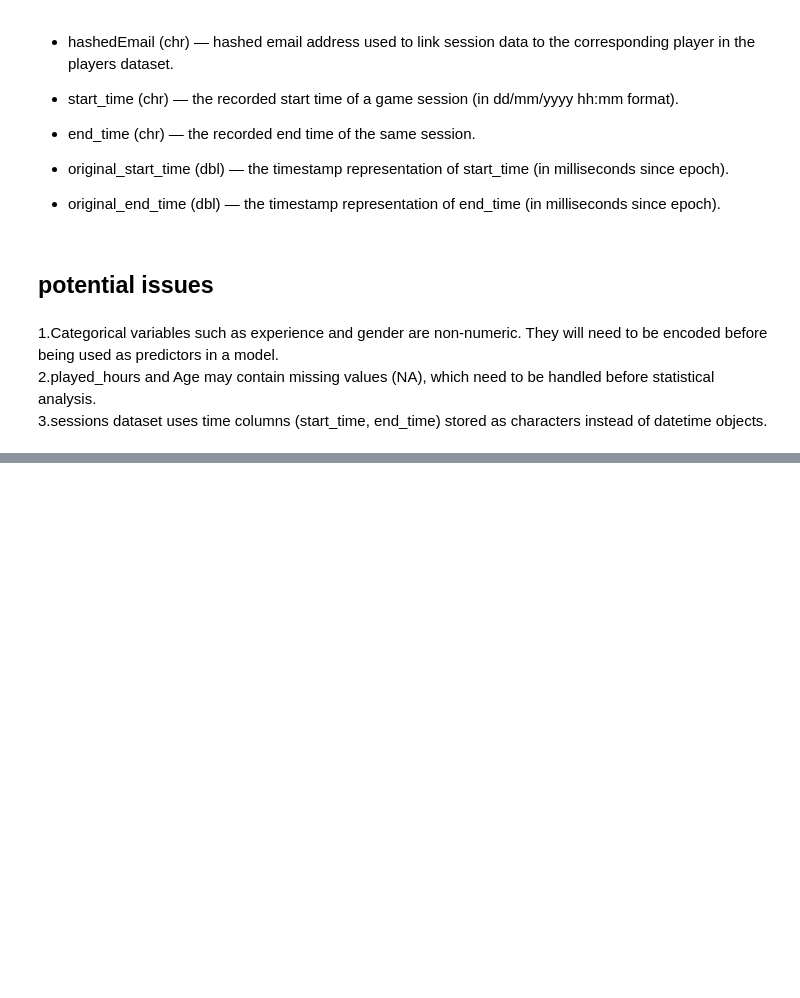
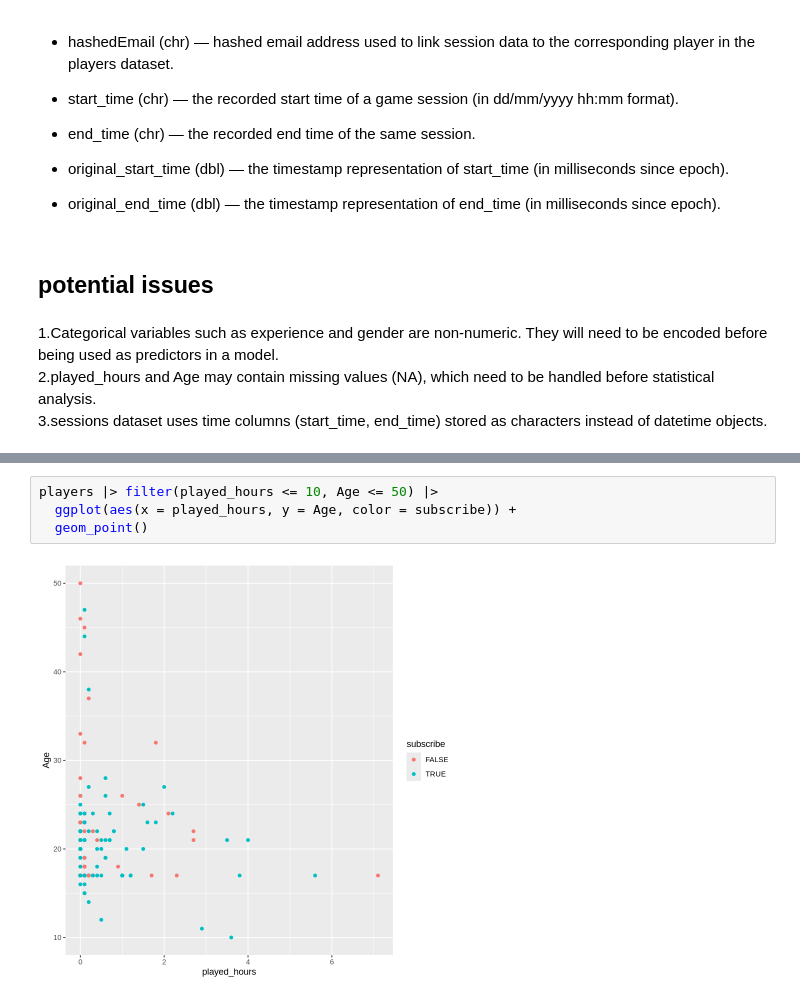
Before and after one commit to charlieliu516/dsic100, a Jupyter notebook: Untitled.ipynb, the cells around one changed output, grey strips where cells are left out. Drawn from its saved outputs; the diff is of its cells as text; blank space fills up the shorter version.

```diff
--- a/Untitled.ipynb
+++ b/Untitled.ipynb
@@ -129,0 +143,6 @@ They will need to be encoded before being used as predictors in a model.
+# %%
+players |> filter(played_hours <= 10, Age <= 50) |>
+  ggplot(aes(x = played_hours, y = Age, color = subscribe)) +
+  geom_point()
+# %% [output]
+[figure, added]
```
Also changed, not shown: parts of 6 cells of this notebook.
